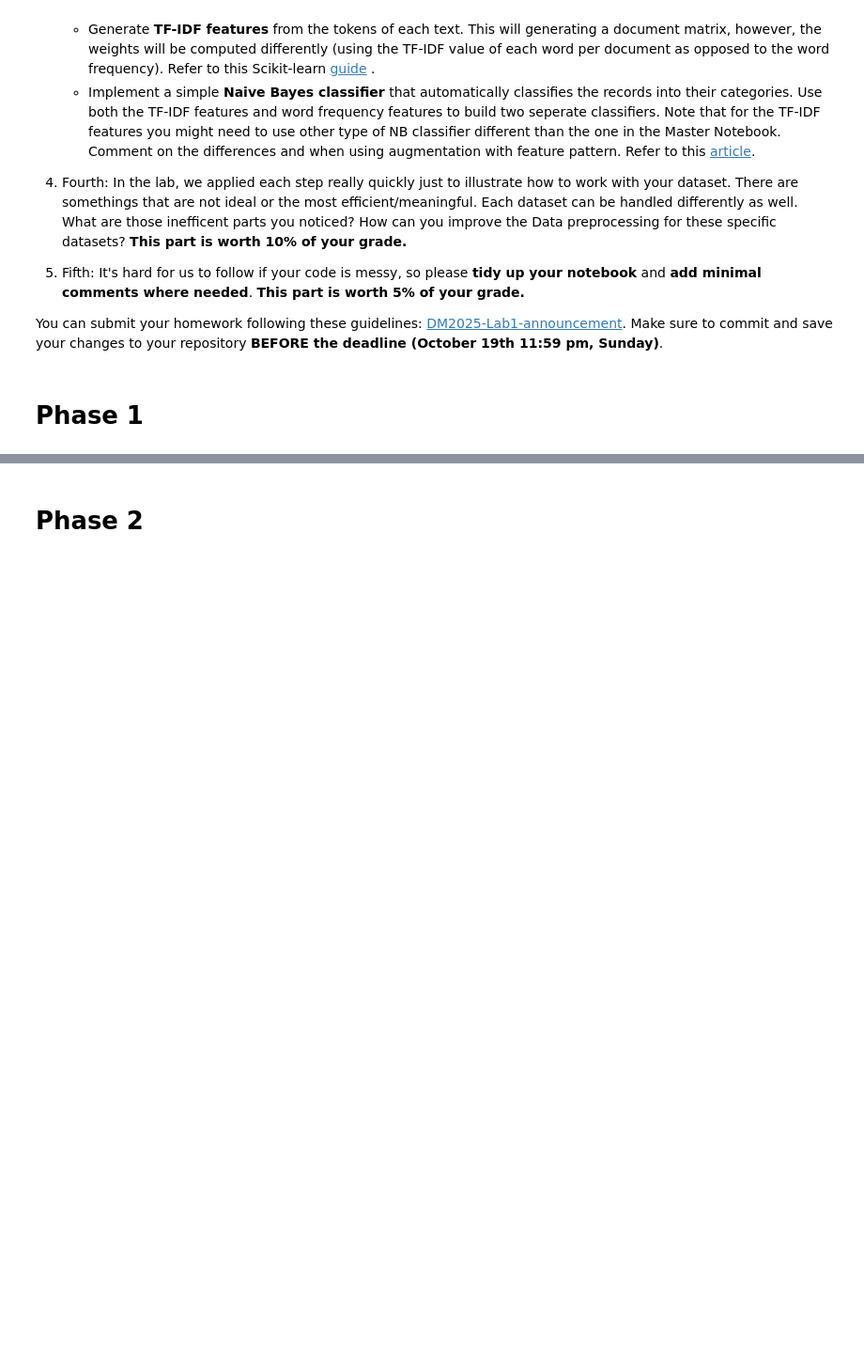
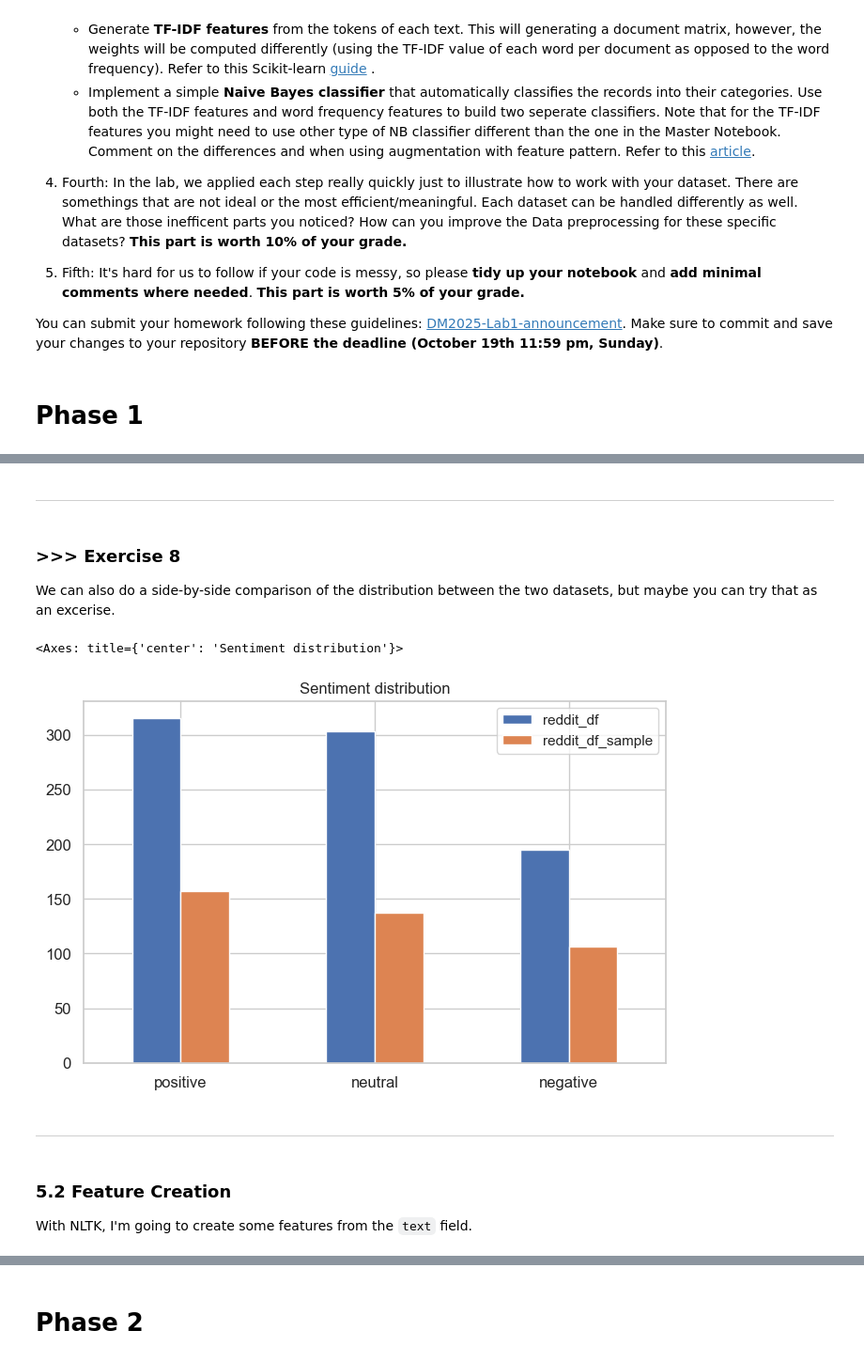
Before and after one commit to chihuan-lin/DM2025-Lab1-Exercise, a Jupyter notebook: DM2025-Lab1-Homework.ipynb, the cells around one changed output, grey strips where cells are left out. Shown at 94% size. Cells and saved outputs as stored; diff of their text form; code cells hidden in the pictures; blank space fills up the shorter version.

```diff
--- a/DM2025-Lab1-Homework.ipynb
+++ b/DM2025-Lab1-Homework.ipynb
@@ -62,0 +434,24 @@ You can submit your homework following these guidelines: [DM2025-Lab1-announceme
+# %% [markdown]
+---
+# %% [markdown]
+### >>> Exercise 8
+We can also do a side-by-side comparison of the distribution between the two datasets, but maybe you can try that as an excerise.
+# %%
+# Answer here
+counts = pd.concat([reddit_df.sentiment_label.value_counts(), reddit_df_sample.sentiment_label.value_counts()], axis=1)
+counts.columns = ['reddit_df', 'reddit_df_sample']
+
+counts.plot(kind='bar',
+            title='Sentiment distribution',
+            xlabel='',
+            rot=0,
+            fontsize=12,
+            figsize=(8,5))
+# %% [output]
+<Axes: title={'center': 'Sentiment distribution'}>
+[figure, added]
+# %% [markdown]
+---
+# %% [markdown]
+### 5.2 Feature Creation
+With NLTK, I'm going to create some features from the `text` field.
```
Also changed, not shown: parts of 120 cells of this notebook, 1 other file.
